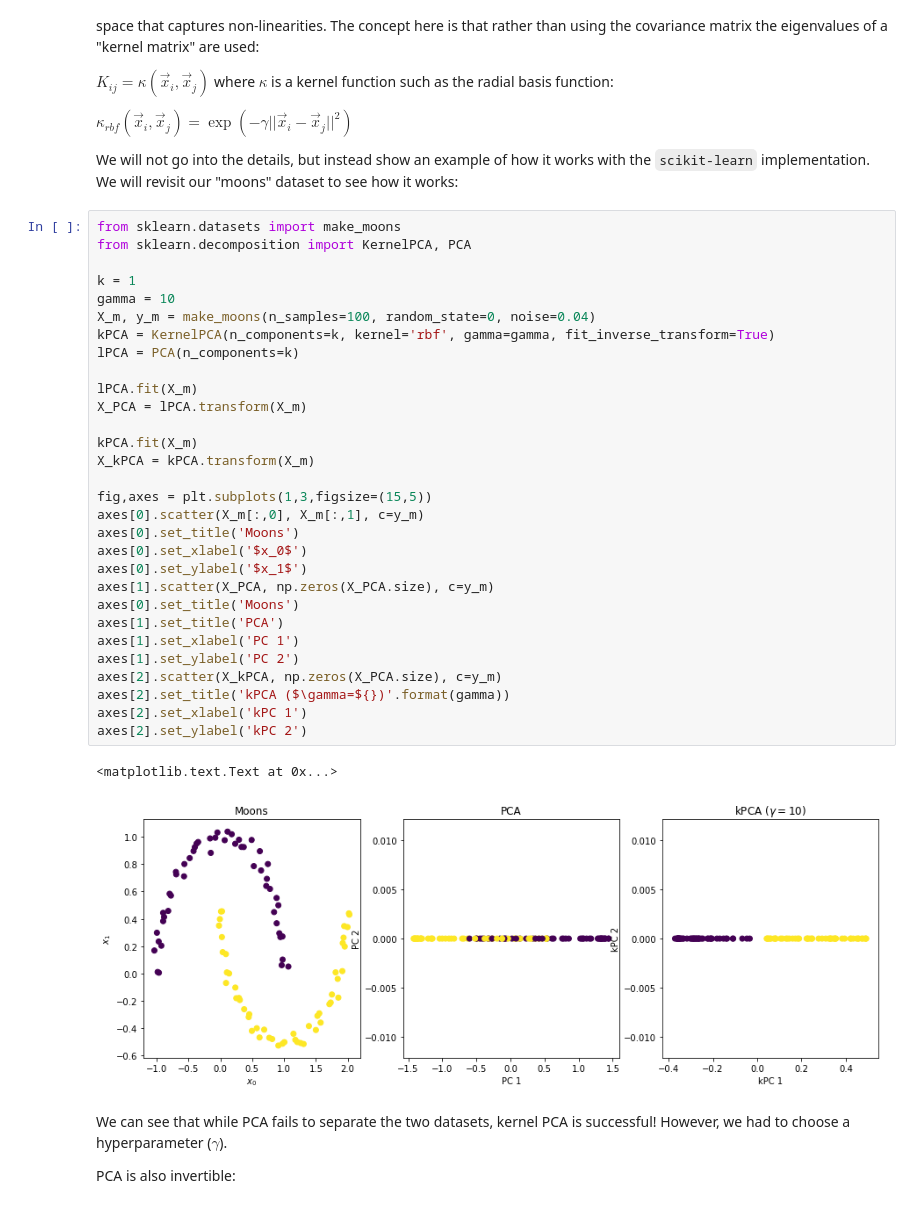
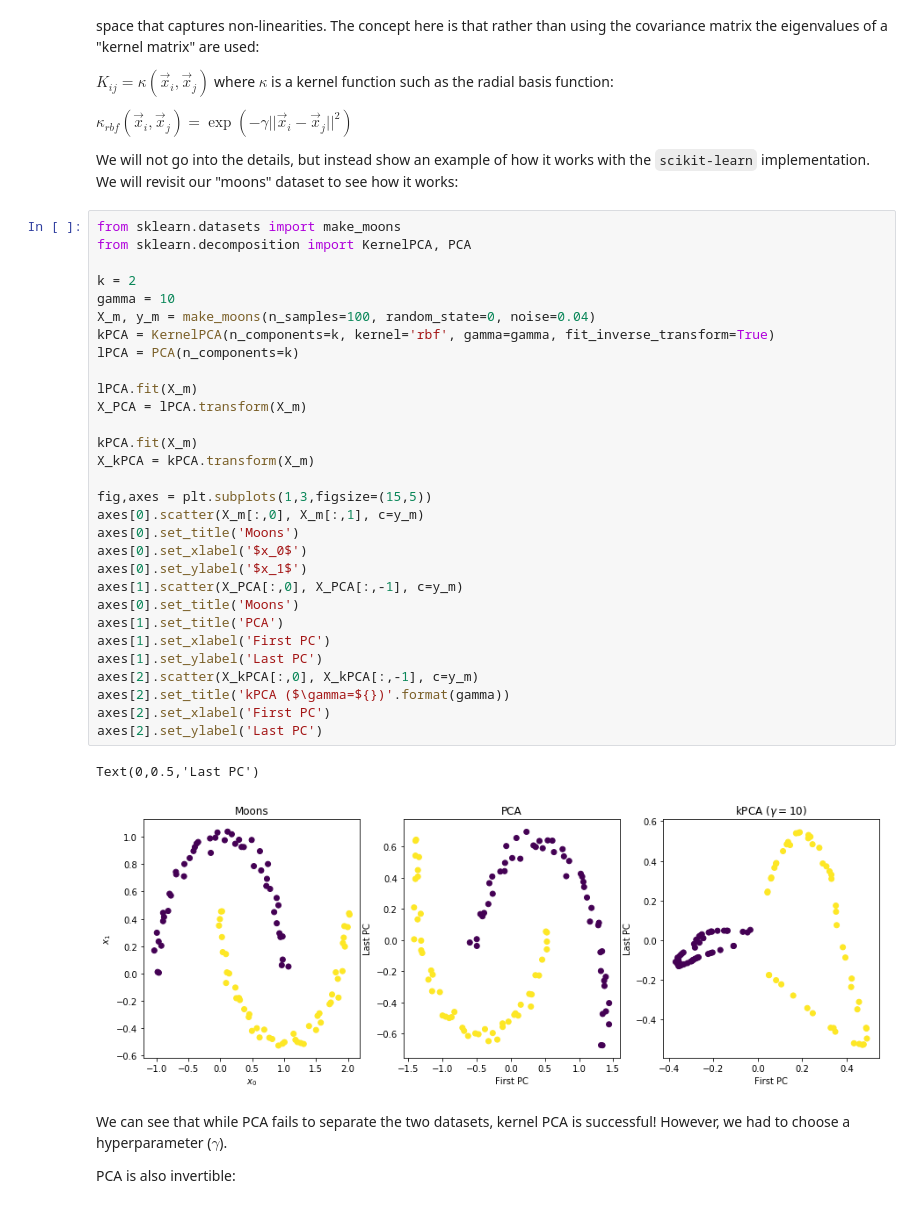
Before and after one commit to medford-group/data_analytics_ChE, a Jupyter notebook: 5-exploratory_data_analysis/lecture-dimensionality_reduction.ipynb, the cells around one changed output. Drawn from its saved outputs; the diff is of its cells as text.

```diff
--- a/5-exploratory_data_analysis/lecture-dimensionality_reduction.ipynb
+++ b/5-exploratory_data_analysis/lecture-dimensionality_reduction.ipynb
@@ -311,36 +337,36 @@ We will not go into the details, but instead show an example of how it works wit
 # %%
 from sklearn.datasets import make_moons
 from sklearn.decomposition import KernelPCA, PCA
 
-k = 1
+k = 2
 gamma = 10
 X_m, y_m = make_moons(n_samples=100, random_state=0, noise=0.04)
 kPCA = KernelPCA(n_components=k, kernel='rbf', gamma=gamma, fit_inverse_transform=True)
 lPCA = PCA(n_components=k)
 
 lPCA.fit(X_m)
 X_PCA = lPCA.transform(X_m)
 
 kPCA.fit(X_m)
 X_kPCA = kPCA.transform(X_m)
 
 fig,axes = plt.subplots(1,3,figsize=(15,5))
 axes[0].scatter(X_m[:,0], X_m[:,1], c=y_m)
 axes[0].set_title('Moons')
 axes[0].set_xlabel('$x_0$')
 axes[0].set_ylabel('$x_1$')
-axes[1].scatter(X_PCA, np.zeros(X_PCA.size), c=y_m)
+axes[1].scatter(X_PCA[:,0], X_PCA[:,-1], c=y_m)
 axes[0].set_title('Moons')
 axes[1].set_title('PCA')
-axes[1].set_xlabel('PC 1')
-axes[1].set_ylabel('PC 2')
-axes[2].scatter(X_kPCA, np.zeros(X_PCA.size), c=y_m)
+axes[1].set_xlabel('First PC')
+axes[1].set_ylabel('Last PC')
+axes[2].scatter(X_kPCA[:,0], X_kPCA[:,-1], c=y_m)
 axes[2].set_title('kPCA ($\gamma=${})'.format(gamma))
-axes[2].set_xlabel('kPC 1')
-axes[2].set_ylabel('kPC 2')
+axes[2].set_xlabel('First PC')
+axes[2].set_ylabel('Last PC')
 # %% [output]
-<matplotlib.text.Text at 0x...>
+Text(0,0.5,'Last PC')
-[figure, old version]
+[figure, new version]
 # %% [markdown]
 We can see that while PCA fails to separate the two datasets, kernel PCA is successful! However, we had to choose a hyperparameter ($\gamma$).
 
```
Also changed, not shown: parts of 14 cells of this notebook, 2 other files.
